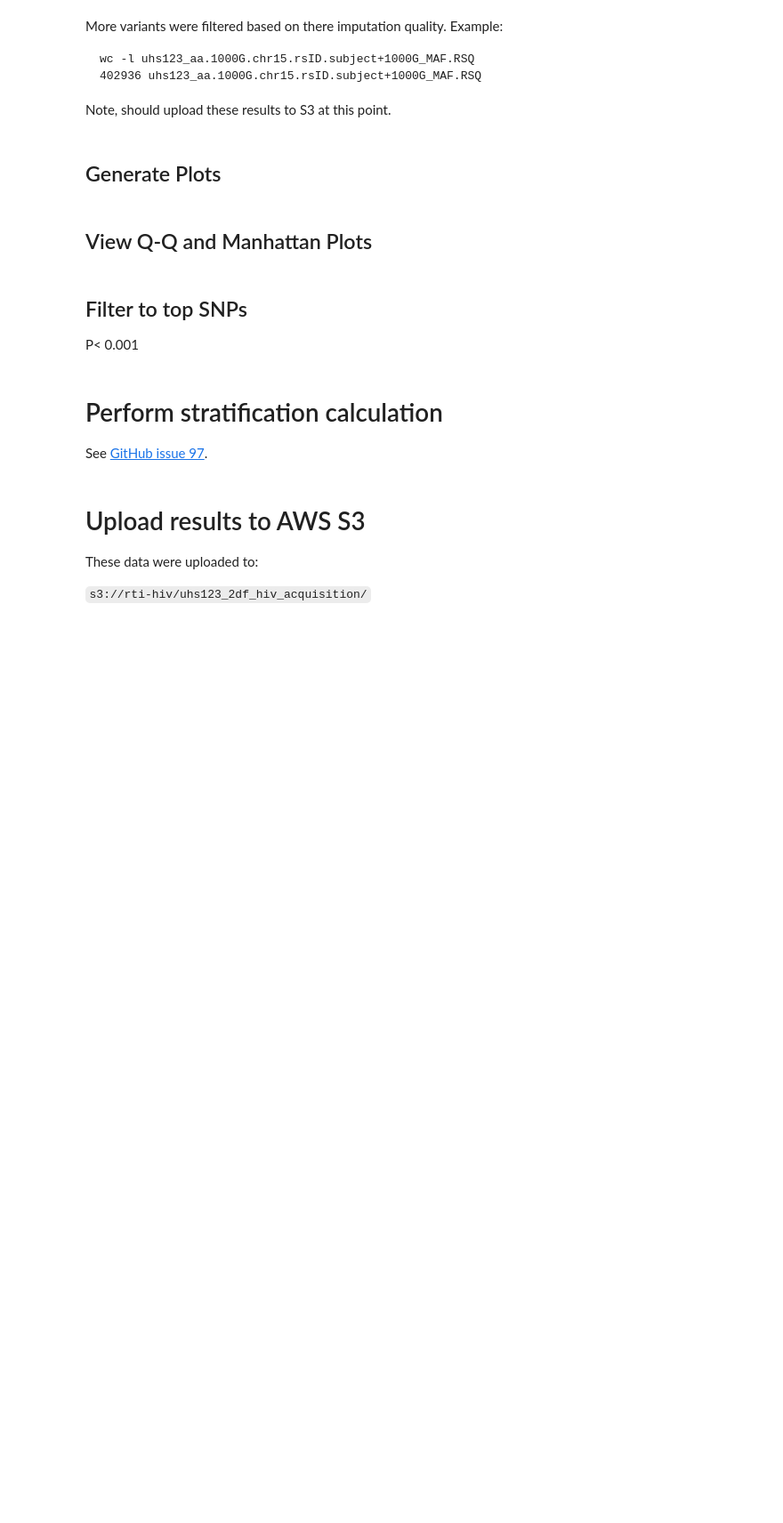
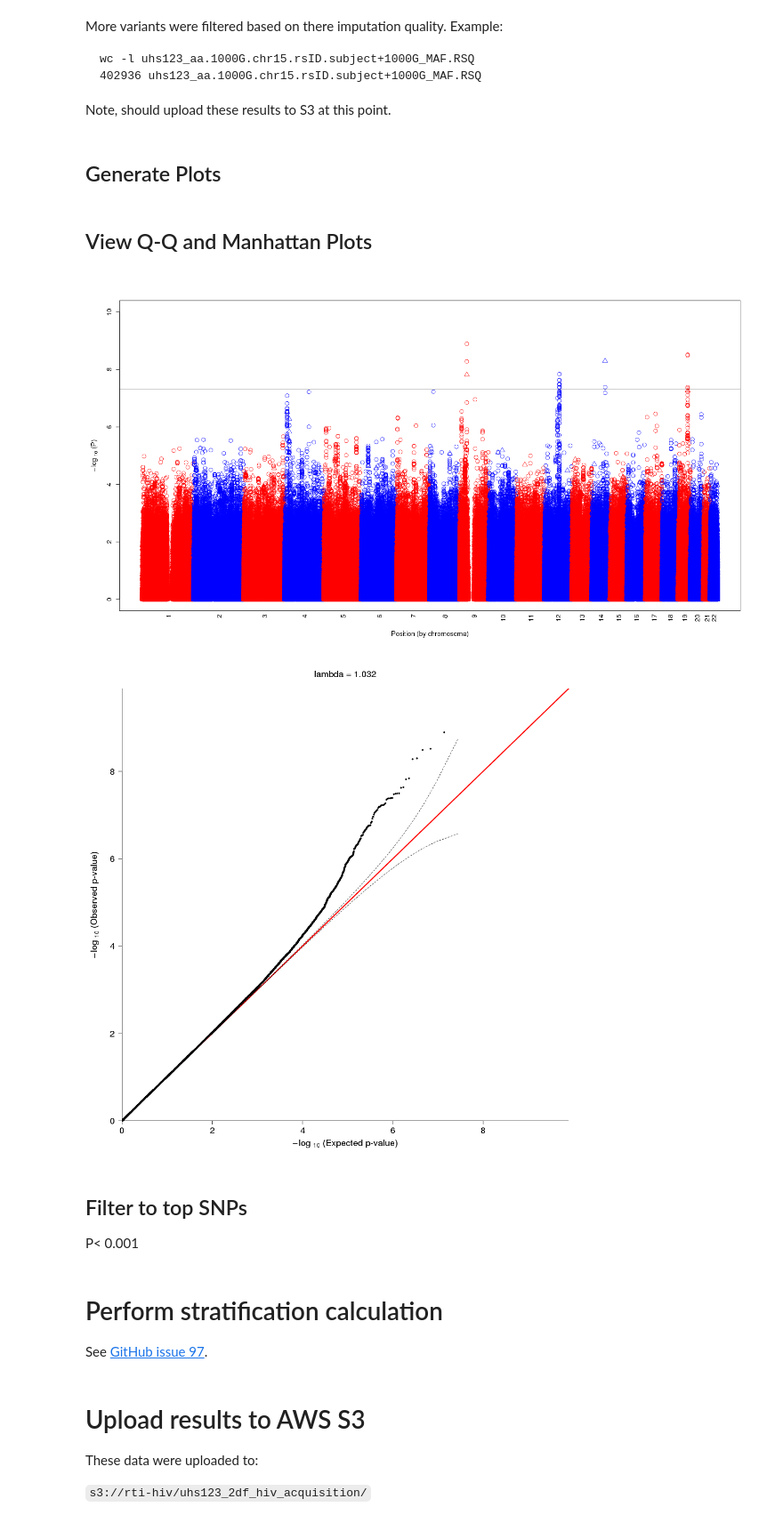
Before and after one commit to jaamarks/jaamarks_notebooks, a Jupyter notebook: HIV_Project/develop/20180705_uhs_hiv_acquisition_joint_2df.ipynb, the cells around one changed output. Shown at 89% size. Drawn from its saved outputs; the diff is of its cells as text; code cells hidden in the pictures; blank space fills up the shorter version.

Commit message:
added final figure plots

```diff
--- a/HIV_Project/develop/20180705_uhs_hiv_acquisition_joint_2df.ipynb
+++ b/HIV_Project/develop/20180705_uhs_hiv_acquisition_joint_2df.ipynb
@@ -654,6 +654,13 @@ sh /shared/bioinformatics/software/scripts/qsub_job.sh \
 #            --qq_lambda
 # %% [markdown]
 ## View Q-Q and Manhattan Plots
+# %%
+library("IRdisplay")
+display_png(file="C:/Users/jmarks/Desktop/Projects//HIV//uhs123//aa//uhs123_aa.1000G.rsID.subject+1000G_MAF.RSQ.association_plots.snps+indels.manhattan.png")
+display_png(file="C:/Users/jmarks/Desktop/Projects//HIV//uhs123//aa//uhs123_aa.1000G.rsID.subject+1000G_MAF.RSQ.association_plots.snps+indels.qq.png")
+# %% [output]
+[figure, added]
+[figure, added]
 # %% [markdown]
 ## Filter to top SNPs
 P< 0.001
```
Also changed, not shown: 3 other files.
